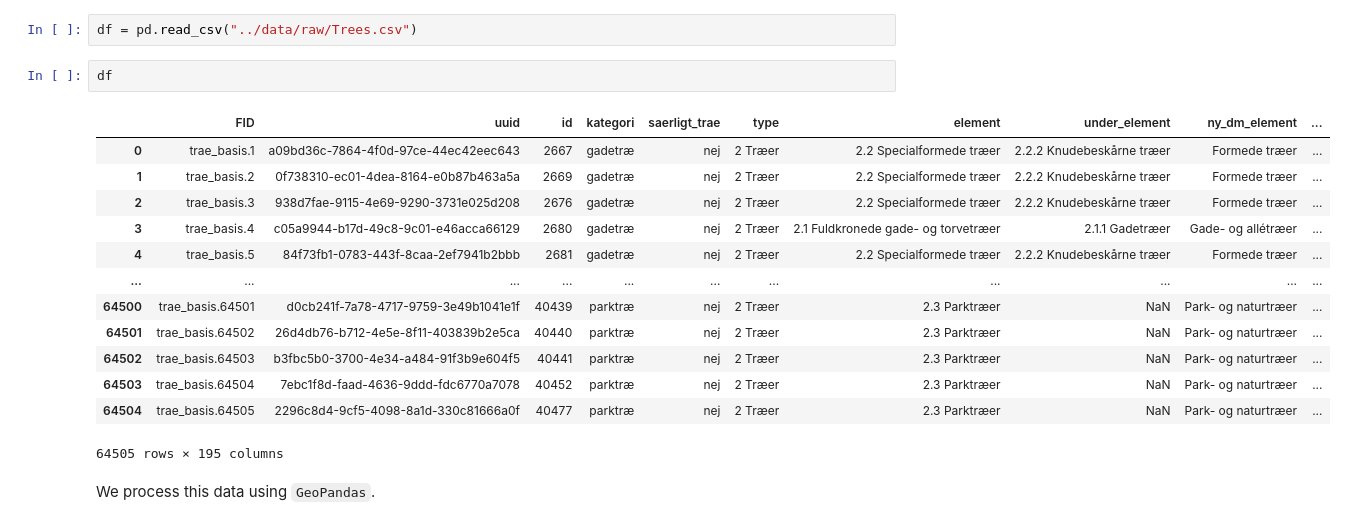
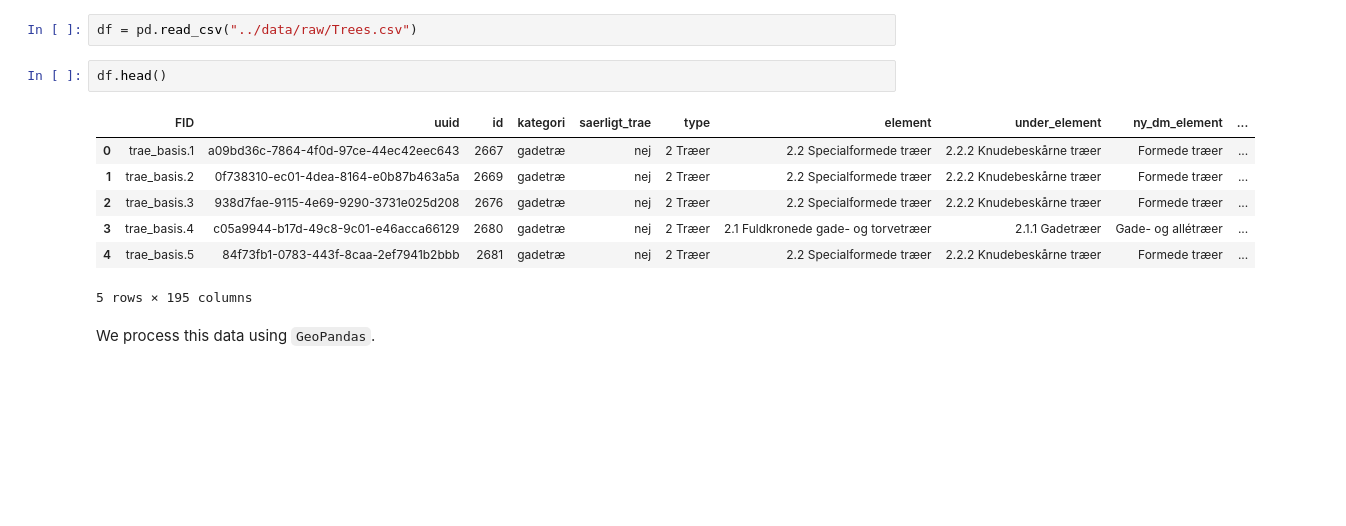
Before and after one commit to Marcus-Friis/geospatial-exam, a Jupyter notebook: notebooks/tree-edges.ipynb, the cells around one changed output. Saved outputs shown, nothing was run; the diff lists cells and outputs as text; blank space fills up the shorter version.

```diff
--- a/notebooks/tree-edges.ipynb
+++ b/notebooks/tree-edges.ipynb
@@ -31,21 +31,15 @@ Start by loading in the trees dataset. This data comes from [Open Data DK](https
 # %%
 df = pd.read_csv("../data/raw/Trees.csv")
 # %%
-df
+df.head()
 # %% [output]
 |  | FID | uuid | id | kategori | saerligt_trae | type | element | under_element | ny_dm_element | ... |
 | 0 | trae_basis.1 | a09bd36c-7864-4f0d-97ce-44ec42eec643 | 2667 | gadetræ | nej | 2 Træer | 2.2 Specialformede træer | 2.2.2 Knudebeskårne træer | Formede træer | ... |
 | 1 | trae_basis.2 | 0f738310-ec01-4dea-8164-e0b87b463a5a | 2669 | gadetræ | nej | 2 Træer | 2.2 Specialformede træer | 2.2.2 Knudebeskårne træer | Formede træer | ... |
 | 2 | trae_basis.3 | 938d7fae-9115-4e69-9290-3731e025d208 | 2676 | gadetræ | nej | 2 Træer | 2.2 Specialformede træer | 2.2.2 Knudebeskårne træer | Formede træer | ... |
 | 3 | trae_basis.4 | c05a9944-b17d-49c8-9c01-e46acca66129 | 2680 | gadetræ | nej | 2 Træer | 2.1 Fuldkronede gade- og torvetræer | 2.1.1 Gadetræer | Gade- og allétræer | ... |
 | 4 | trae_basis.5 | 84f73fb1-0783-443f-8caa-2ef7941b2bbb | 2681 | gadetræ | nej | 2 Træer | 2.2 Specialformede træer | 2.2.2 Knudebeskårne træer | Formede træer | ... |
-| ... | ... | ... | ... | ... | ... | ... | ... | ... | ... | ... |
-| 64500 | trae_basis.64501 | d0cb241f-7a78-4717-9759-3e49b1041e1f | 40439 | parktræ | nej | 2 Træer | 2.3 Parktræer | NaN | Park- og naturtræer | ... |
-| 64501 | trae_basis.64502 | 26d4db76-b712-4e5e-8f11-403839b2e5ca | 40440 | parktræ | nej | 2 Træer | 2.3 Parktræer | NaN | Park- og naturtræer | ... |
-| 64502 | trae_basis.64503 | b3fbc5b0-3700-4e34-a484-91f3b9e604f5 | 40441 | parktræ | nej | 2 Træer | 2.3 Parktræer | NaN | Park- og naturtræer | ... |
-| 64503 | trae_basis.64504 | 7ebc1f8d-faad-4636-9ddd-fdc6770a7078 | 40452 | parktræ | nej | 2 Træer | 2.3 Parktræer | NaN | Park- og naturtræer | ... |
-| 64504 | trae_basis.64505 | 2296c8d4-9cf5-4098-8a1d-330c81666a0f | 40477 | parktræ | nej | 2 Træer | 2.3 Parktræer | NaN | Park- og naturtræer | ... |
-64505 rows × 195 columns
+5 rows × 195 columns
 # %% [markdown]
 We process this data using `GeoPandas`.
 # %%
```
Also changed, not shown: parts of 6 cells of this notebook, 2 other files.
